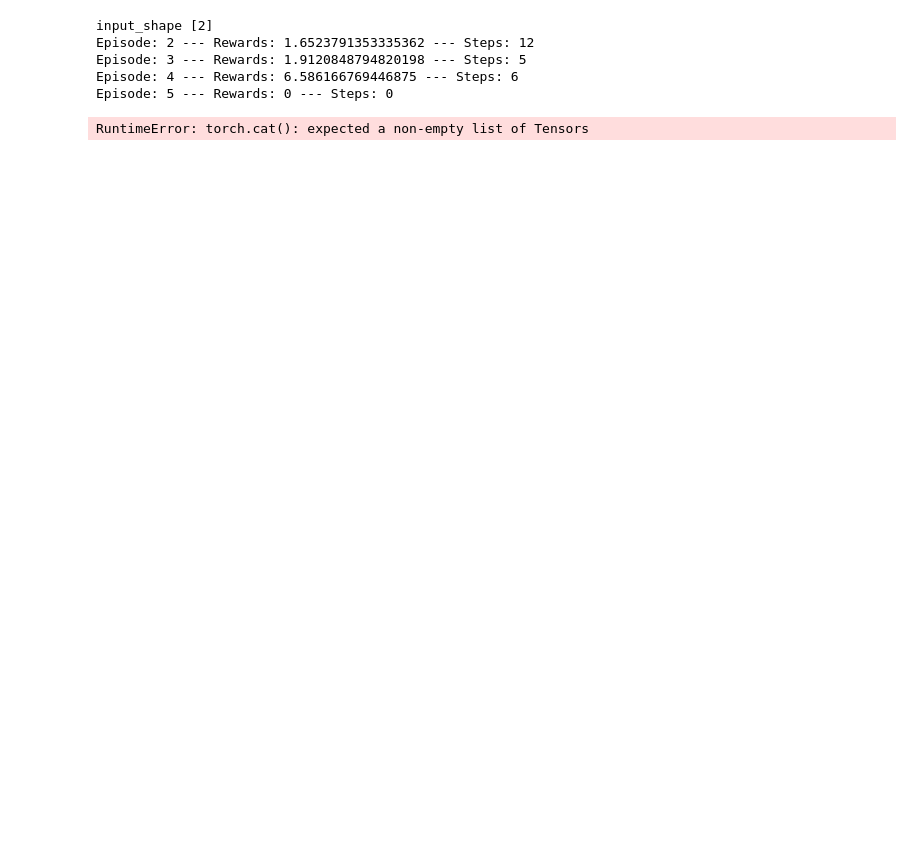
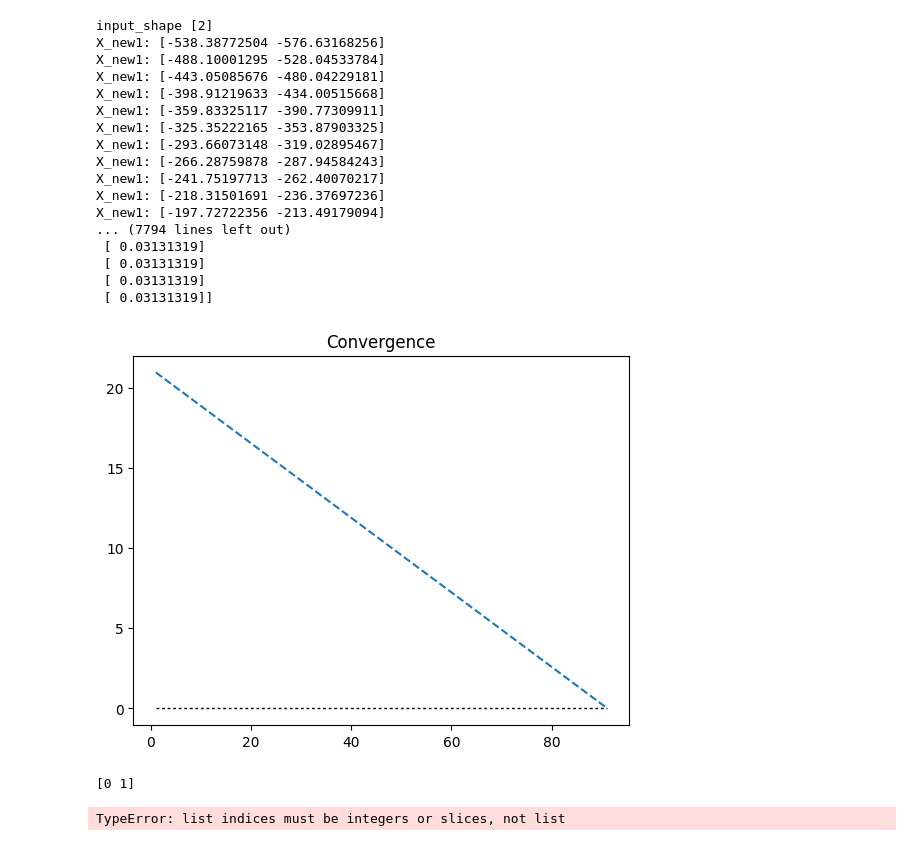
Before and after one commit to koway927/Reinforcement-learning-with-pymoo, a Jupyter notebook: REINFORCE.ipynb, the cells around one changed output. Saved outputs shown, nothing was run; the diff lists cells and outputs as text; code cells hidden in the pictures; blank space fills up the shorter version.

Commit message:
bounds_repair

```diff
--- a/REINFORCE.ipynb
+++ b/REINFORCE.ipynb
@@ -20,6 +20,8 @@ from pymoo.operators.sampling.rnd import FloatRandomSampling
 from torch.distributions import Categorical,Normal
 from pymoo.core.initialization import Initialization
 from pymoo.core.population import Population
+from pymoo.operators.repair.bounds_repair import repair_random_init
+from pymoo.operators.repair.bounds_repair import is_out_of_bounds_by_problem
 from pymoo.core.repair import NoRepair
 from torch import optim
 import torch
@@ -95,7 +97,7 @@ class MonteCarloGradientPolicyAlgorithm(Algorithm):
         batch_rewards = []
         log_probs = []
 
-        while self.opt.get("F")[0][0] < self.problem.evaluate(np.array(state))[0] or steps < 50:
+        while steps < 100:
             #print("self.opt.get(F)",self.opt.get("F"))
            # print("self.problem.evaluate(np.array(state))[0]",self.problem.evaluate(np.array(state))[0])
             a, log_p = self.action(self.model, torch.Tensor(state).unsqueeze(0))
@@ -151,19 +153,31 @@ class MonteCarloGradientPolicyAlgorithm(Algorithm):
         reward = 0
         #print("current_X:", current_X)
         #print("action:", action)
-        #print("X_new:", X_new)
-        if np.any(X_new < xl) or np.any(X_new > xu):
-            reward = -(max(max(xl - X_new), max(X_new - xu)))
-            X_new = self.sampling.do(self.problem, 1, algorithm=self).get("X")[0]
-        else:
-            evlaution_of_new_points = self.problem.evaluate(np.array(X_new))
-            Y_new = evlaution_of_new_points[0]
-            if Y_new < self.opt.get("F"):
-                reward = self.opt.get("F")[0][0] - Y_new
-                self.data_set_X = np.vstack((self.data_set_X, X_new))
-                off = Population.new(X=self.data_set_X)
-                self.pop = off
-                self.repair(self.problem, off)
+        print("X_new1:", X_new)
+        if len(is_out_of_bounds_by_problem(self.problem, [X_new])) > 0:
+            low_out, _ =  np.where([X_new] < xl)
+            up_out, _ =  np.where([X_new] > xu)
+            if len(low_out) > 0:
+                for i in low_out:
+                    print("xl[i]", xl[i])
+                    print("current_X[i]", current_X[i])
+                    print("np.random.random(len(up_out))", np.random.random(len(up_out)))
+                    X_new[i] = xl[i] + np.random.random(len(low_out))[0] * (current_X[i] -xl[i])
+            if len(up_out) > 0:
+                for i in up_out:
+                    print("xu[i]", xu[i])
+                    print("current_X[i]", current_X[i])
+                    print("np.random.random(len(up_out))", np.random.random(len(up_out)))
+                    X_new[i] = xu[i] - np.random.random(len(up_out))[0] * (xu[i] - current_X[i])
+            print("X_new_fixed:", X_new)
+        evlaution_of_new_points = self.problem.evaluate(np.array(X_new))
+        Y_new = evlaution_of_new_points[0]
+        if Y_new < self.opt.get("F"):
+            reward = self.opt.get("F")[0][0] - Y_new
+            self.data_set_X = np.vstack((self.data_set_X, X_new))
+            off = Population.new(X=self.data_set_X)
+            self.pop = off
+            self.repair(self.problem, off)
 
 
 
@@ -240,36 +254,48 @@ import random
 torch.manual_seed (0)
 
 problem = get_problem("ackley", n_var=2, a=20, b=1/5, c=2 * np.pi)
 problem1 = get_problem("Griewank", n_var=2)
 algorithm3 = MonteCarloGradientPolicyAlgorithm()
 res = minimize( problem1,
                 algorithm3,
                 save_history=True,
-                termination=('n_iter', 5),
+                termination=('n_iter', 15),
                 seed = 1,
                 return_least_infeasible=True,
                 verbose=True)
 
 pf = problem.pareto_front()
 print("PF",pf[0])
 ind = GD(pf)
 print("GD", ind(res.F))
 ind2 = IGD(pf)
 print("IGD", ind2(res.F))
 
 
 n_evals = np.array([e.evaluator.n_eval for e in res.history])
 opt = np.array([e.opt[0].F for e in res.history])
 print(opt)
 plt.title("Convergence")
 plt.plot(n_evals, opt, "--")
 plt.plot(n_evals, np.repeat(pf[0],len(n_evals)), 'k-', lw=1,dashes=[2, 2])
 #plt.yscale("log")
 plt.show()
 # %% [output]
 input_shape [2]
-Episode: 2 --- Rewards: 1.6523791353335362 --- Steps: 12
-Episode: 3 --- Rewards: 1.9120848794820198 --- Steps: 5
-Episode: 4 --- Rewards: 6.586166769446875 --- Steps: 6
-Episode: 5 --- Rewards: 0 --- Steps: 0
+X_new1: [-538.38772504 -576.63168256]
+X_new1: [-488.10001295 -528.04533784]
+X_new1: [-443.05085676 -480.04229181]
+X_new1: [-398.91219633 -434.00515668]
+X_new1: [-359.83325117 -390.77309911]
+X_new1: [-325.35222165 -353.87903325]
+X_new1: [-293.66073148 -319.02895467]
+X_new1: [-266.28759878 -287.94584243]
+X_new1: [-241.75197713 -262.40070217]
+X_new1: [-218.31501691 -236.37697236]
+X_new1: [-197.72722356 -213.49179094]
+... (7794 lines left out)
+ [ 0.03131319]
+ [ 0.03131319]
+ [ 0.03131319]
+ [ 0.03131319]]
-RuntimeError: torch.cat(): expected a non-empty list of Tensors
+[figure, added]
@@ -279,0 +302,12 @@ np.exp(102.5045)
+# %%
+i= np.where([-601
+             ,-601] < problem1.bounds()[0])
+print(i[0])
+# %% [output]
+[0 1]
+# %%
+l = [12,4,6,7,9]
+x = l[[1,3,4]]
+x
+# %% [output]
+TypeError: list indices must be integers or slices, not list
```
Also changed, not shown: parts of 2 cells of this notebook.
